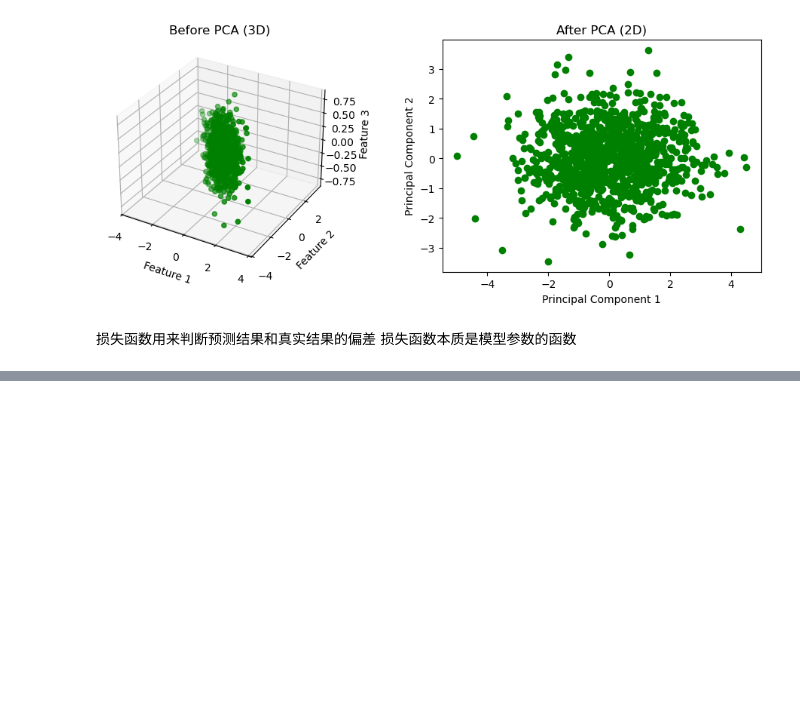
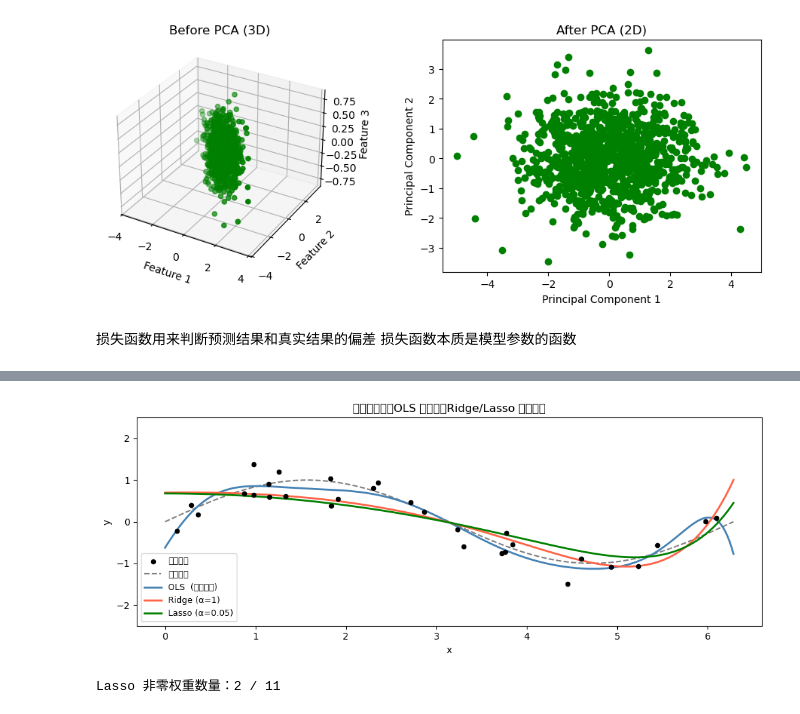
Before and after one commit to kunqi66/ml_numpy_pandas_dl_code, a Jupyter notebook: 06_ml/couser/ml_basic.ipynb, the cells around one changed output, grey strips where cells are left out. Saved outputs shown, nothing was run; the diff lists cells and outputs as text; code cells hidden in the pictures; blank space fills up the shorter version.

```diff
--- a/06_ml/couser/ml_basic.ipynb
+++ b/06_ml/couser/ml_basic.ipynb
@@ -257,0 +351,46 @@ plt.show()
+# %%
+import numpy as np
+import matplotlib.pyplot as plt
+from sklearn.linear_model import LinearRegression, Ridge, Lasso
+from sklearn.preprocessing import PolynomialFeatures, StandardScaler
+from sklearn.pipeline import make_pipeline
+
+np.random.seed(42)
+x_reg = np.sort(np.random.uniform(0, 2 * np.pi, 30))
+y_reg = np.sin(x_reg) + np.random.randn(30) * 0.3
+x_plot = np.linspace(0, 2 * np.pi, 300)
+
+# ── 正则化对比：OLS vs Ridge vs Lasso（d=10 多项式特征） ─────────
+models_reg = {
+    'OLS  (无正则化)': make_pipeline(PolynomialFeatures(10), StandardScaler(), LinearRegression()),
+    'Ridge (α=1)':    make_pipeline(PolynomialFeatures(10), StandardScaler(), Ridge(alpha=1.0)),
+    'Lasso (α=0.05)': make_pipeline(PolynomialFeatures(10), StandardScaler(),
+                                    Lasso(alpha=0.05, max_iter=10000)),
+}
+
+plt.figure(figsize=(10, 4))
+plt.scatter(x_reg, y_reg, color='black', s=20, zorder=5, label='训练数据')
+plt.plot(x_plot, np.sin(x_plot), 'k--', linewidth=1.5, alpha=0.5, label='真实曲线')
+
+for (name, mdl), color in zip(models_reg.items(), ['steelblue', 'tomato', 'green']):
+    mdl.fit(x_reg.reshape(-1, 1), y_reg)
+    plt.plot(x_plot, mdl.predict(x_plot.reshape(-1, 1)),
+             color=color, linewidth=2, label=name)
+
+plt.ylim(-2.5, 2.5)
+plt.xlabel('x')
+plt.ylabel('y')
+plt.title('正则化效果：OLS 过拟合，Ridge/Lasso 抑制震荡')
+plt.legend(fontsize=9)
+plt.tight_layout()
+plt.show()
+
+# ── 权重稀疏性展示 ───────────────────────────────────────────────
+lasso_pipe = make_pipeline(PolynomialFeatures(10), StandardScaler(),
+                           Lasso(alpha=0.05, max_iter=10000))
+lasso_pipe.fit(x_reg.reshape(-1, 1), y_reg)
+lasso_coefs = lasso_pipe.named_steps['lasso'].coef_
+print(f"Lasso 非零权重数量：{np.sum(lasso_coefs != 0)} / {len(lasso_coefs)}")
+# %% [output]
+[figure, added]
+Lasso 非零权重数量：2 / 11
```
Also changed, not shown: parts of 7 cells of this notebook, 1 other file.
